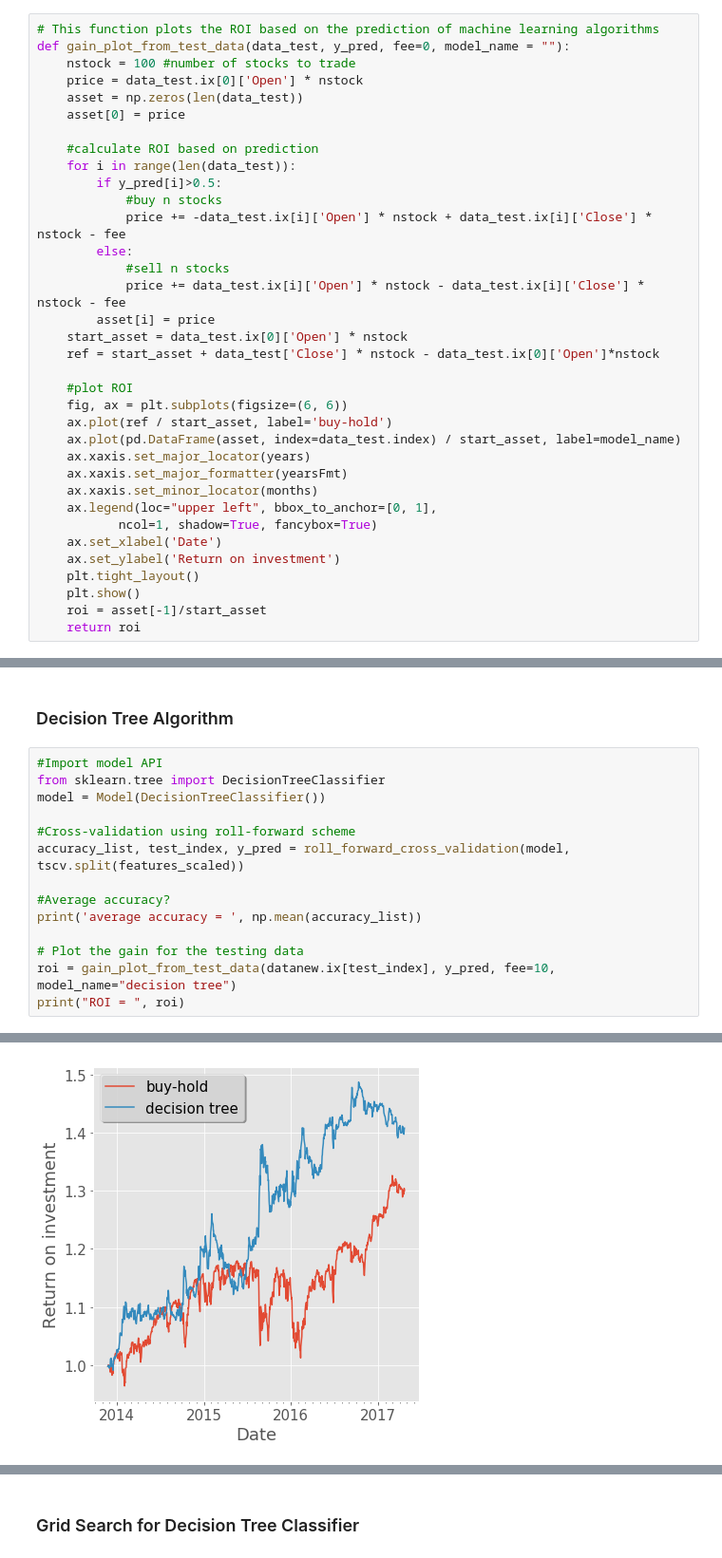
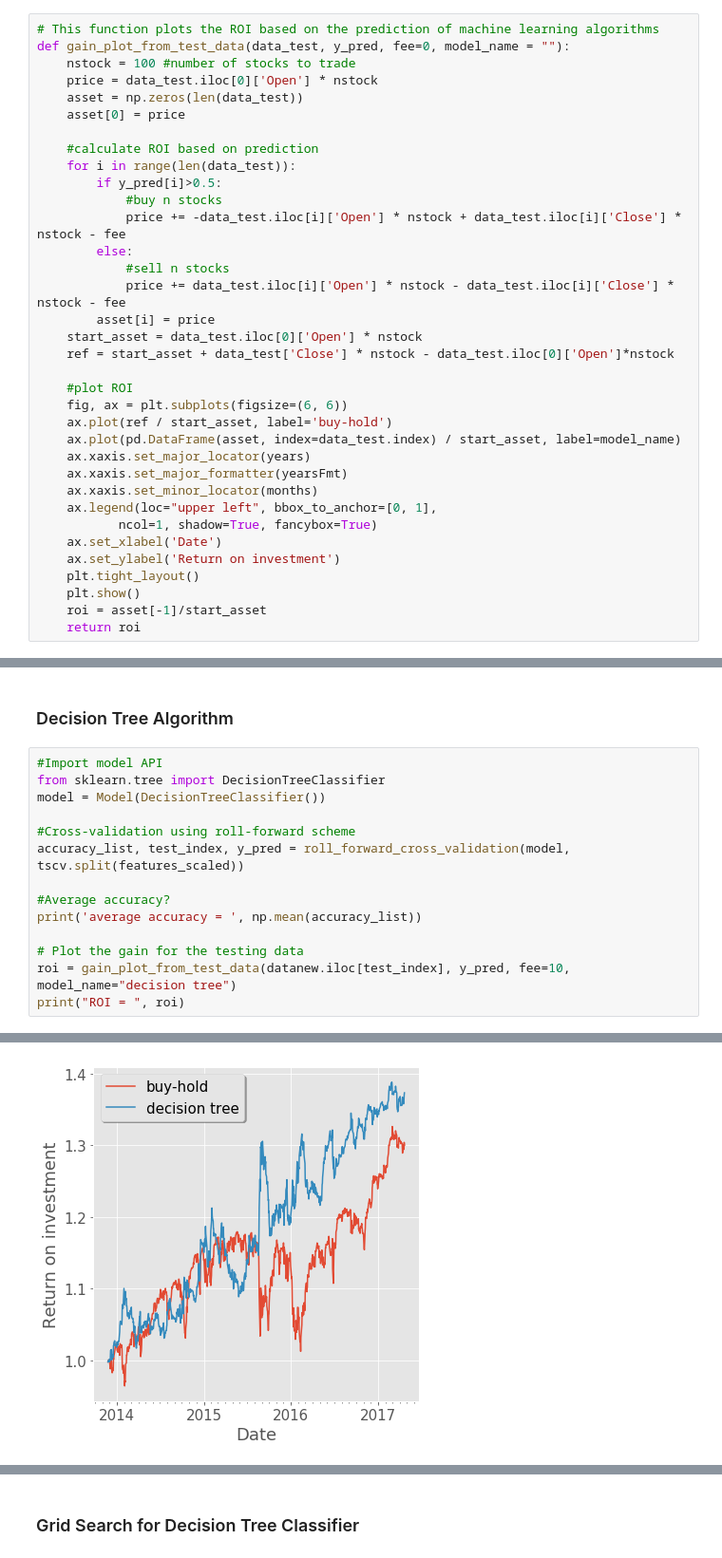
Before and after one commit to sunggeunkim/Machine-Learning-Trading, a Jupyter notebook: MLtrading_report.ipynb, the cells around one changed output, grey strips where cells are left out. Shown at 95% size. Saved outputs shown, nothing was run; the diff lists cells and outputs as text.

```diff
--- a/MLtrading_report.ipynb
+++ b/MLtrading_report.ipynb
@@ -280,7 +281,7 @@ benchmark_plot(datanew.ix[test_index], fee=10)
 # This function plots the ROI based on the prediction of machine learning algorithms
 def gain_plot_from_test_data(data_test, y_pred, fee=0, model_name = ""):
     nstock = 100 #number of stocks to trade
-    price = data_test.ix[0]['Open'] * nstock
+    price = data_test.iloc[0]['Open'] * nstock
     asset = np.zeros(len(data_test))
     asset[0] = price
 
@@ -288,13 +289,13 @@ def gain_plot_from_test_data(data_test, y_pred, fee=0, model_name = ""):
     for i in range(len(data_test)):
         if y_pred[i]>0.5:
             #buy n stocks
-            price += -data_test.ix[i]['Open'] * nstock + data_test.ix[i]['Close'] * nstock - fee
+            price += -data_test.iloc[i]['Open'] * nstock + data_test.iloc[i]['Close'] * nstock - fee
         else:
             #sell n stocks
-            price += data_test.ix[i]['Open'] * nstock - data_test.ix[i]['Close'] * nstock - fee
+            price += data_test.iloc[i]['Open'] * nstock - data_test.iloc[i]['Close'] * nstock - fee
         asset[i] = price
-    start_asset = data_test.ix[0]['Open'] * nstock
-    ref = start_asset + data_test['Close'] * nstock - data_test.ix[0]['Open']*nstock
+    start_asset = data_test.iloc[0]['Open'] * nstock
+    ref = start_asset + data_test['Close'] * nstock - data_test.iloc[0]['Open']*nstock
 
     #plot ROI
     fig, ax = plt.subplots(figsize=(6, 6))
@@ -423,7 +428,7 @@ accuracy_list, test_index, y_pred = roll_forward_cross_validation(model, tscv.sp
 print('average accuracy = ', np.mean(accuracy_list))
 
 # Plot the gain for the testing data
-roi = gain_plot_from_test_data(datanew.ix[test_index], y_pred, fee=10, model_name="decision tree")
+roi = gain_plot_from_test_data(datanew.iloc[test_index], y_pred, fee=10, model_name="decision tree")
 print("ROI = ", roi)
 # %% [output]
 Split : 1
@@ -446 +451 @@ average accuracy =  51.277258567
-[figure, old version]
+[figure, new version]
```
Also changed, not shown: parts of 20 cells of this notebook, 1 other file.
